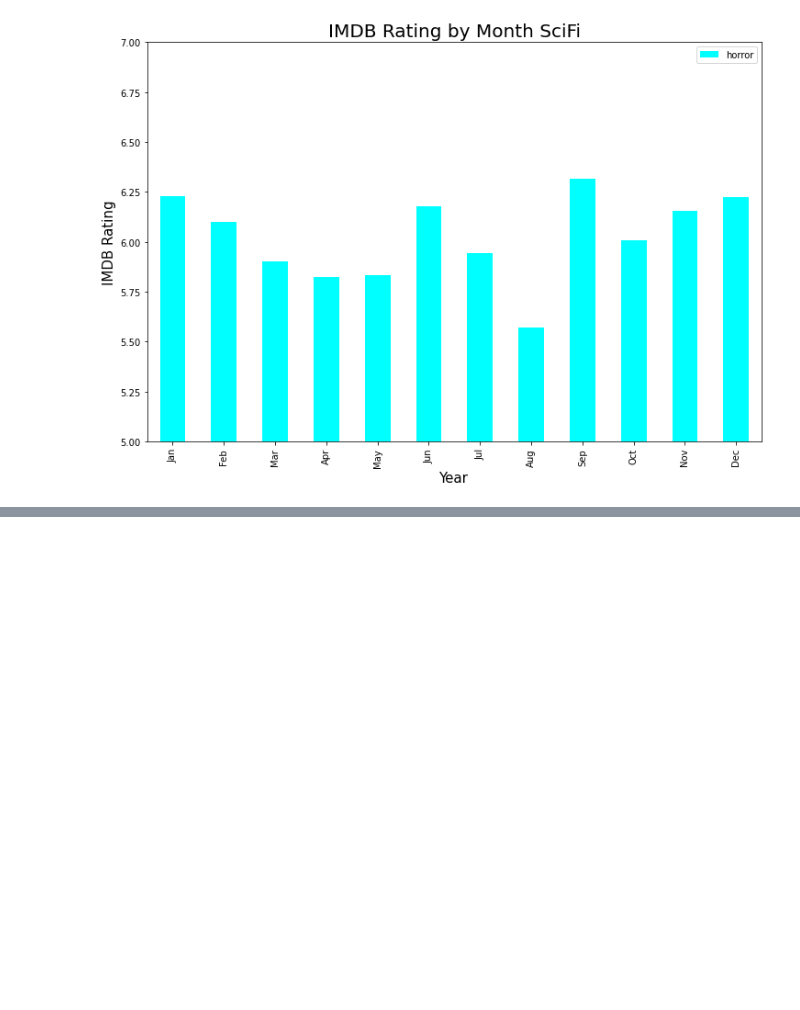
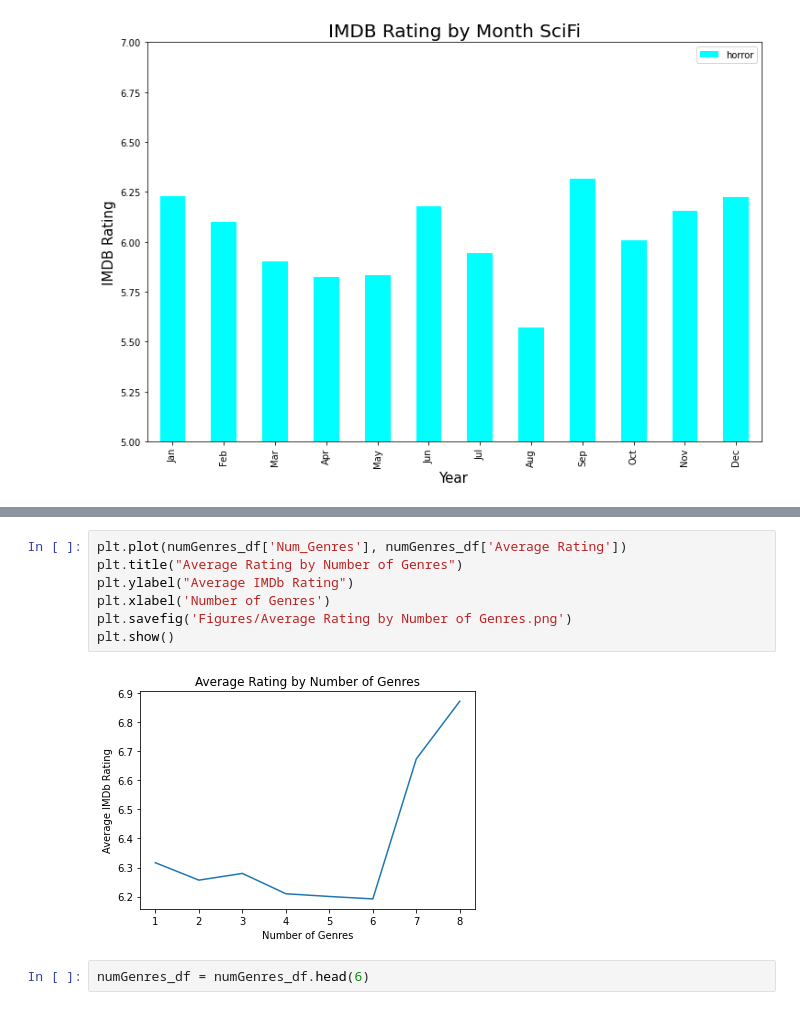
Before and after one commit to Lweston75/Project-One, a Jupyter notebook: movie_graphs.ipynb, the cells around one changed output, grey strips where cells are left out. Saved outputs shown, nothing was run; the diff lists cells and outputs as text; blank space fills up the shorter version.

```diff
--- a/movie_graphs.ipynb
+++ b/movie_graphs.ipynb
@@ -626,0 +673,11 @@ plt.show()
+# %%
+plt.plot(numGenres_df['Num_Genres'], numGenres_df['Average Rating'])
+plt.title("Average Rating by Number of Genres")
+plt.ylabel("Average IMDb Rating")
+plt.xlabel('Number of Genres')
+plt.savefig('Figures/Average Rating by Number of Genres.png')
+plt.show()
+# %% [output]
+[figure, added]
+# %%
+numGenres_df = numGenres_df.head(6)
```
Also changed, not shown: parts of 6 cells of this notebook, 4 other files.
